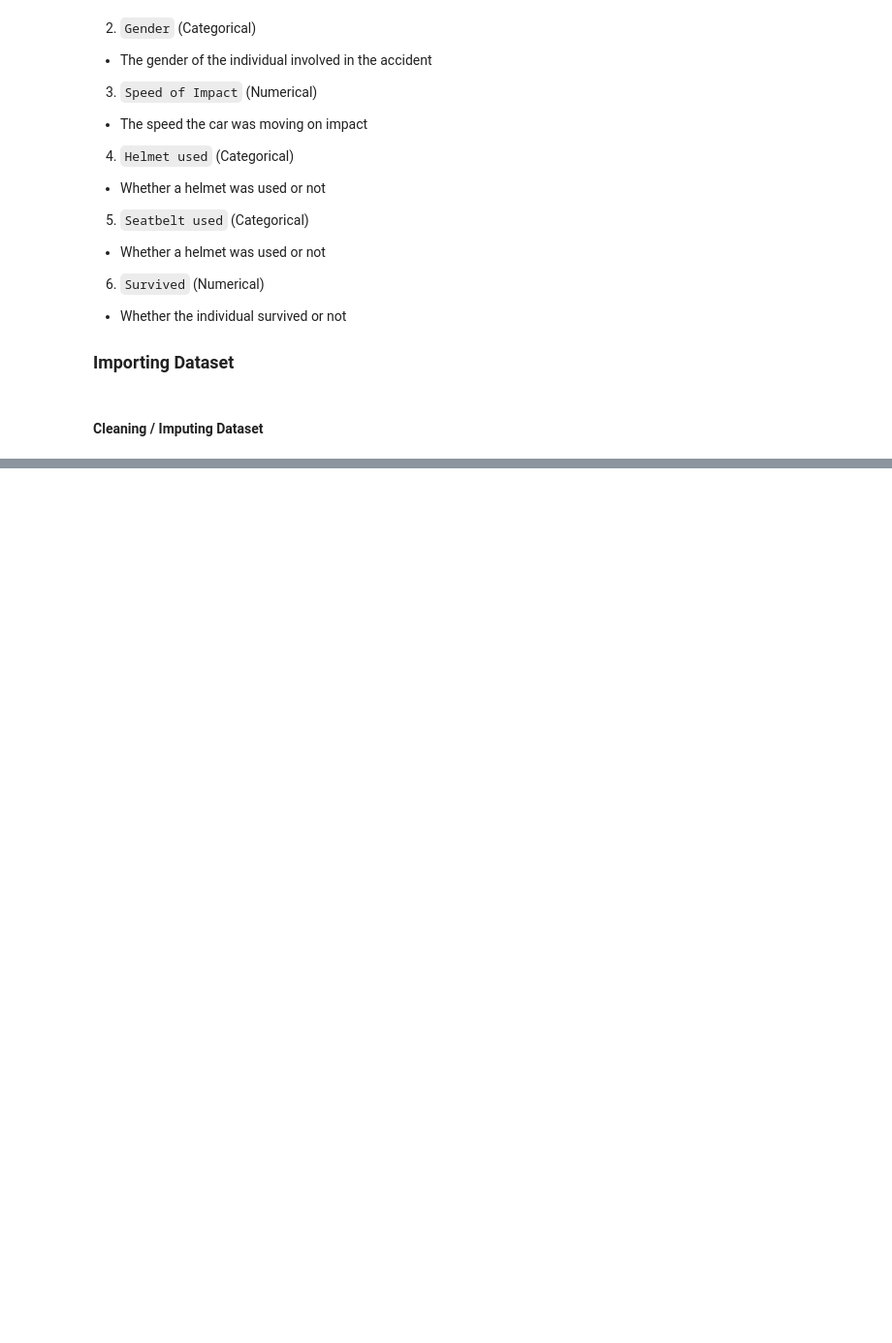
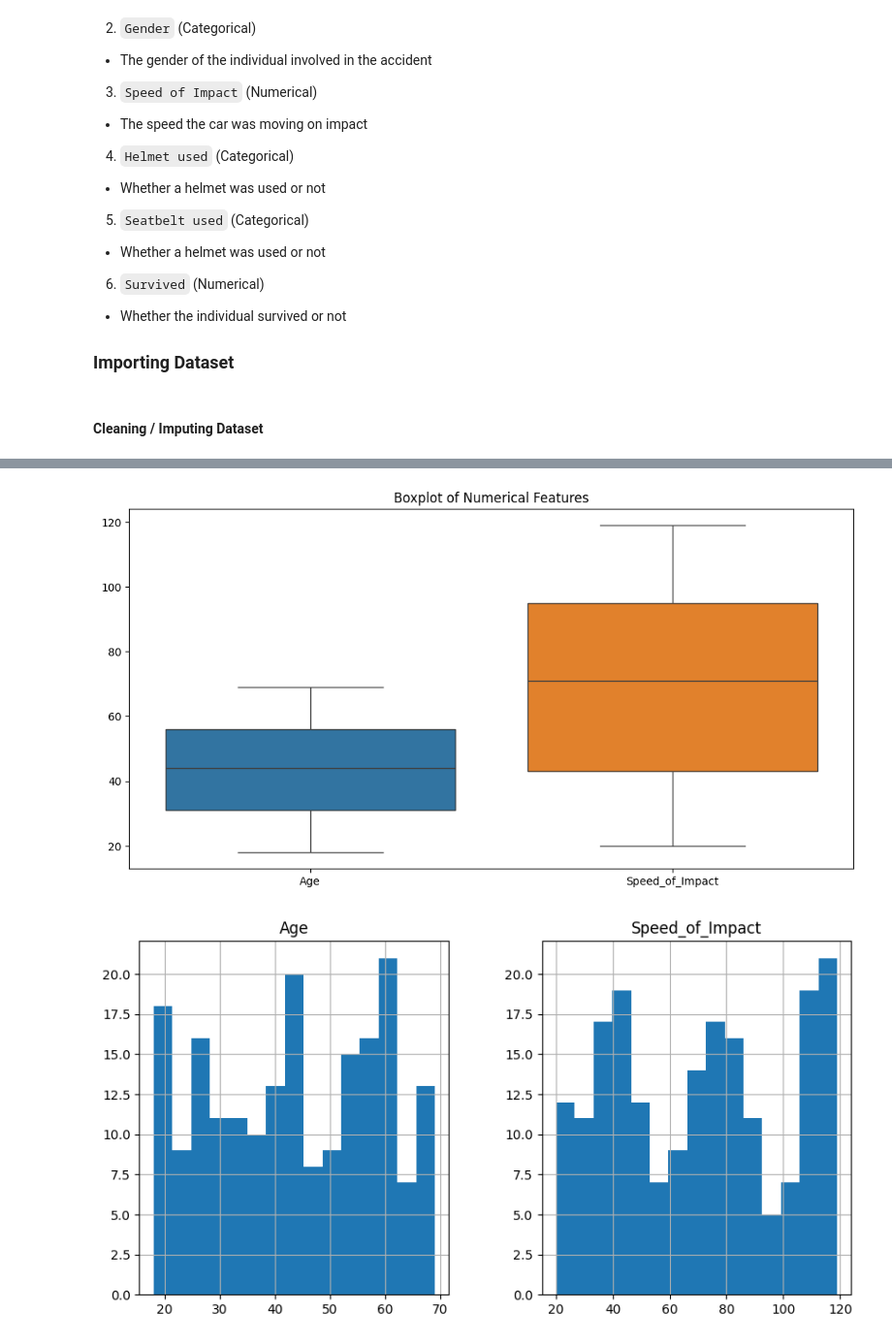
Before and after one commit to JSnelgrove/CSI4142-Assignment3, a Jupyter notebook: DecisionTree.ipynb, the cells around one changed output, grey strips where cells are left out. Shown: that part at 97% size. Saved outputs shown, nothing was run; the diff lists cells and outputs as text; code cells hidden in the pictures; blank space fills up the shorter version.

```diff
--- a/DecisionTree.ipynb
+++ b/DecisionTree.ipynb
@@ -55,26 +56,28 @@ crashData = pd.read_csv(crash)
 # %% [markdown]
 #### Cleaning / Imputing Dataset
 # %%
-#Find columns with missing data
+# Find columns with missing data
 missing_cols = crashData.columns[crashData.isnull().any()]
 
-#Impute missing Gender values with the mode
-crashData['Gender'].fillna(crashData['Gender'].mode()[0], inplace=True)
+# Impute missing Gender values with the mode
+crashData.loc[:, 'Gender'] = crashData['Gender'].fillna(crashData['Gender'].mode()[0])
 
-#Remove rows with missing 'Speed of Impact' values as this metric is crucial to the target and shouldnt be imputated
-crashData.dropna(subset=['Speed_of_Impact'], inplace=True)
+# Remove rows with missing 'Speed of Impact' values as this metric is crucial to the target
+crashData = crashData.dropna(subset=['Speed_of_Impact'])
 
-#Checking for valid age
+# Checking for valid age
 crashData = crashData[(crashData['Age'] > 0) & (crashData['Age'] < 120)]
 
-#Checking for valid gender
+# Checking for valid gender
 crashData = crashData[crashData['Gender'].isin(['Male', 'Female'])]
 
-#Check for valid yes/no values
+# Check for valid yes/no values
 crashData = crashData[crashData['Helmet_Used'].isin(['Yes', 'No'])]
 crashData = crashData[crashData['Seatbelt_Used'].isin(['Yes', 'No'])]
 
-#Categorical values to numerical
-crashData['Gender'] = crashData['Gender'].map({'Male': 0, 'Female': 1})
-crashData['Helmet_Used'] = crashData['Helmet_Used'].map({'No': 0, 'Yes': 1})
-crashData['Seatbelt_Used'] = crashData['Seatbelt_Used'].map({'No': 0, 'Yes': 1})
+# Convert categorical values to numerical
+crashData = crashData.assign(
+    Gender=crashData['Gender'].map({'Male': 0, 'Female': 1}),
+    Helmet_Used=crashData['Helmet_Used'].map({'No': 0, 'Yes': 1}),
+    Seatbelt_Used=crashData['Seatbelt_Used'].map({'No': 0, 'Yes': 1})
+)
@@ -80,0 +90,14 @@ crashData['Seatbelt_Used'] = crashData['Seatbelt_Used'].map({'No': 0, 'Yes': 1})
+# %%
+
+# Boxplot
+plt.figure(figsize=(12,6))
+sns.boxplot(data=crashData[['Age', 'Speed_of_Impact']])
+plt.title("Boxplot of Numerical Features")
+plt.show()
+
+# Histogram
+crashData[['Age', 'Speed_of_Impact']].hist(figsize=(10,5), bins=15)
+plt.show()
+# %% [output]
+[figure, added]
+[figure, added]
```
Also changed, not shown: parts of 5 cells of this notebook.
